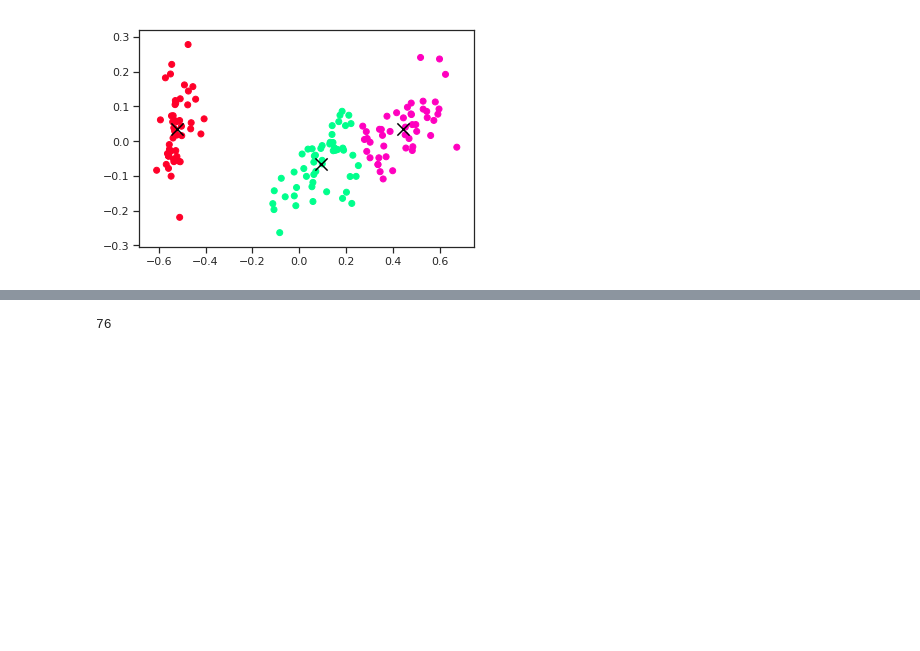
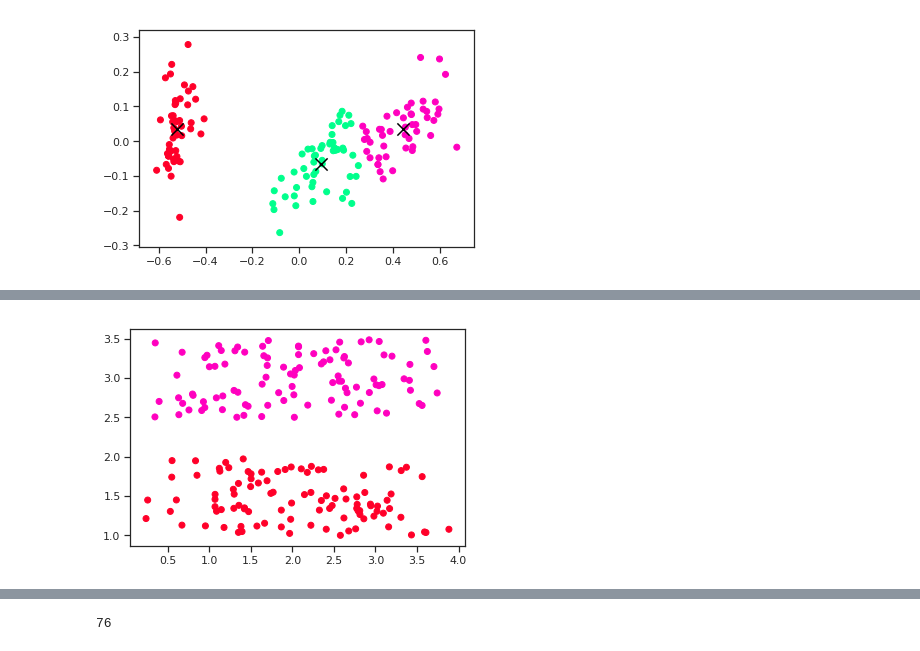
Before and after one commit to GrayJack/Bisect-K-Means, a Jupyter notebook: src/K-means-trettel.ipynb, the cells around one changed output, grey strips where cells are left out. Saved outputs shown, nothing was run; the diff lists cells and outputs as text; code cells hidden in the pictures; blank space fills up the shorter version.

```diff
--- a/src/K-means-trettel.ipynb
+++ b/src/K-means-trettel.ipynb
@@ -284,0 +286,13 @@ plotter3(X, label)
+# %%
+alcance2 = np.arange(0, 3, 0.03)
+label_sq = []
+X2 =  [(i+rd.random(), 1+rd.random()) for i in alcance2]
+label_sq += [1]*len(X2)
+
+X2 += [(i+rd.random(), 2.5+rd.random()) for i in alcance2]
+label_sq += [2]*len(alcance2)
+
+plotter3(X2, label_sq)
+plt.savefig('blocks.pdf')
+# %% [output]
+[figure, added]
```
Also changed, not shown: parts of 5 cells of this notebook.
